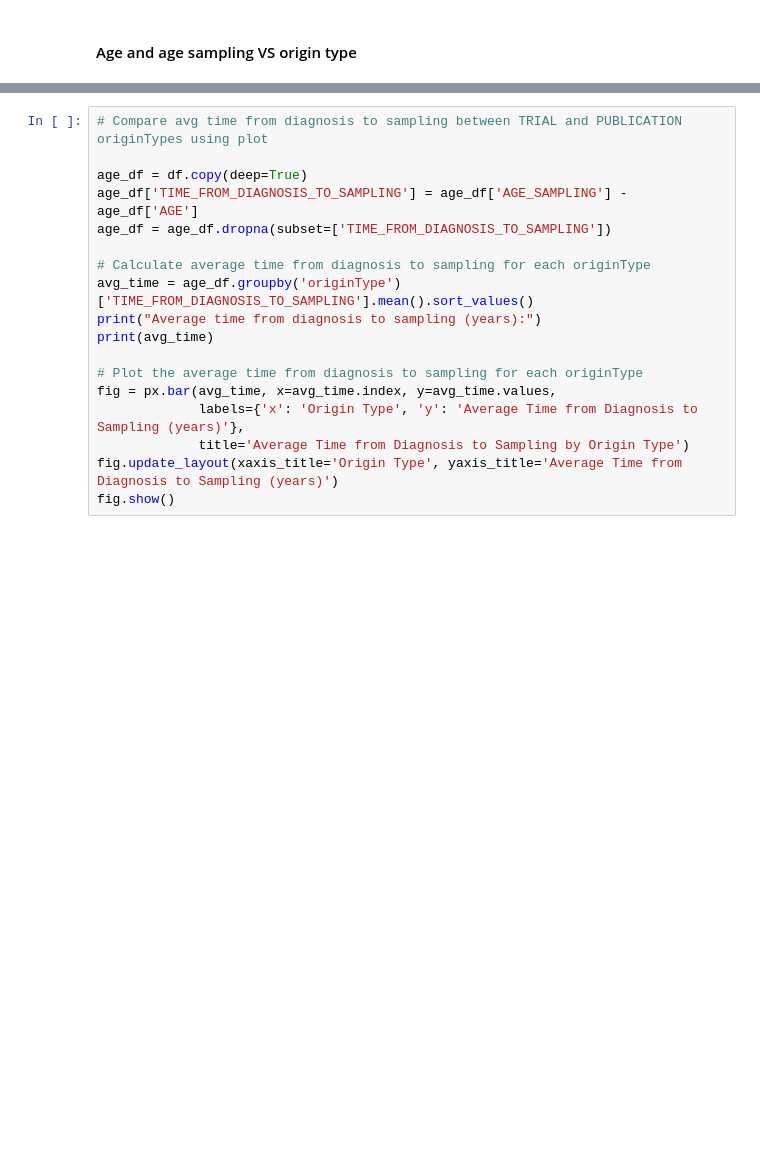
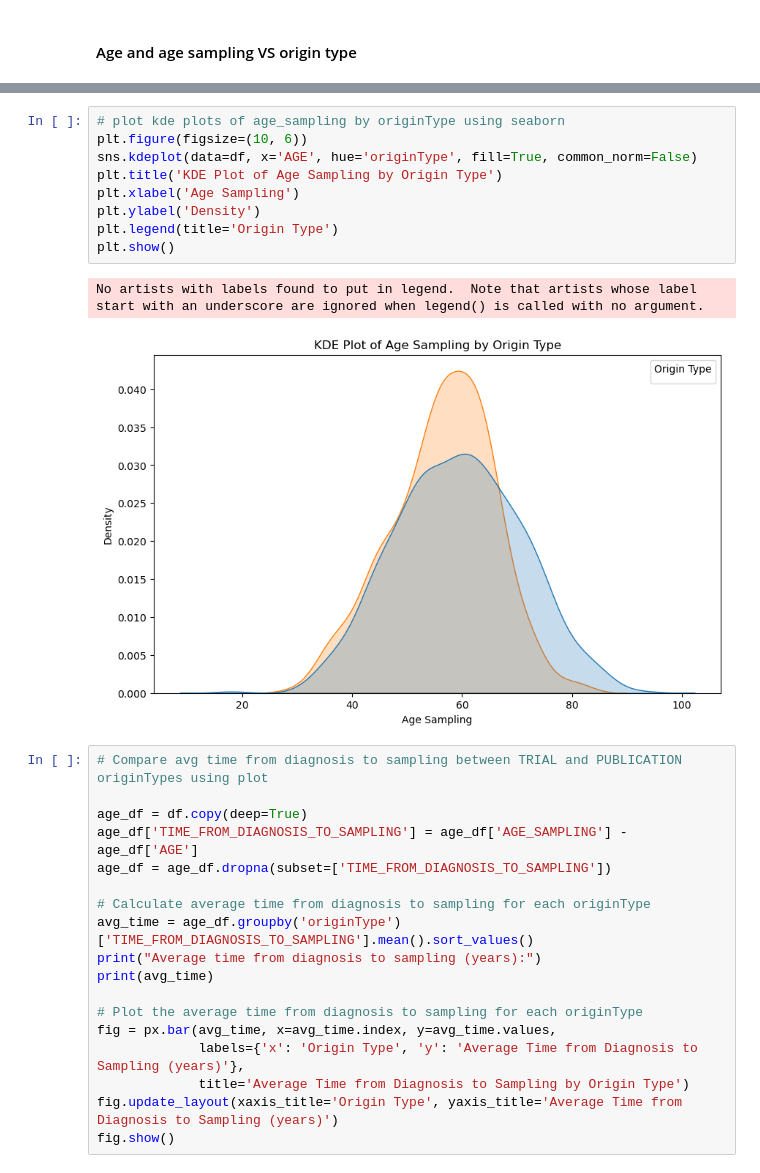
Before and after one commit to MahikaJaguste/msc-thesis, a Jupyter notebook: bias/tagging.ipynb, the cells around one changed output, grey strips where cells are left out. Drawn from its saved outputs; the diff is of its cells as text; blank space fills up the shorter version.

Commit message:
changes when writing about tests and plots

```diff
--- a/bias/tagging.ipynb
+++ b/bias/tagging.ipynb
@@ -491,3 +495,15 @@ Fail to reject the null hypothesis: There is no statistically significant differ
+# %%
+# plot kde plots of age_sampling by originType using seaborn
+plt.figure(figsize=(10, 6))
+sns.kdeplot(data=df, x='AGE', hue='originType', fill=True, common_norm=False)
+plt.title('KDE Plot of Age Sampling by Origin Type')
+plt.xlabel('Age Sampling')
+plt.ylabel('Density')
+plt.legend(title='Origin Type')
+plt.show()
+# %% [output]
+No artists with labels found to put in legend.  Note that artists whose label start with an underscore are ignored when legend() is called with no argument.
+[figure, added]
 # %%
 # Compare avg time from diagnosis to sampling between TRIAL and PUBLICATION originTypes using plot
 
```
Also changed, not shown: parts of 6 cells of this notebook.
